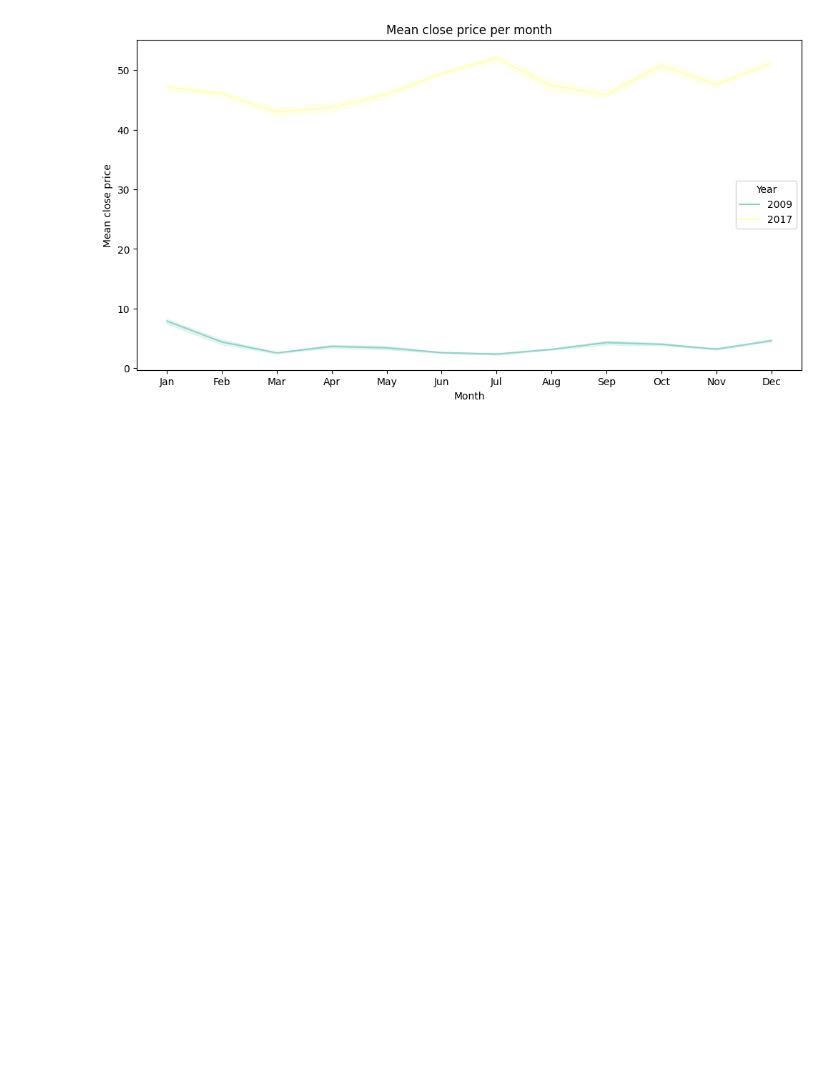
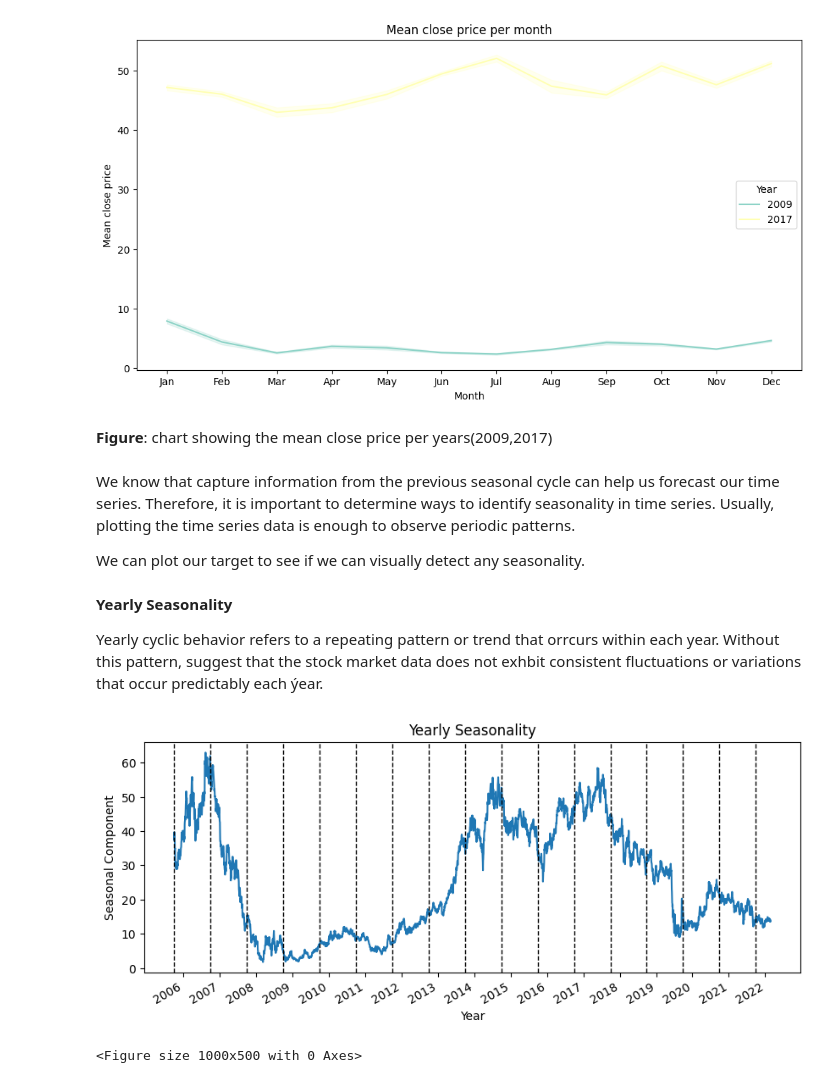
Before and after one commit to haipahm3108/coinboard, a Jupyter notebook: stock-ts-practice.ipynb, the cells around one changed output. Cells and saved outputs as stored; diff of their text form; code cells hidden in the pictures; blank space fills up the shorter version.

Commit message:
Kaggle Notebook | Exploring Time-Series Models on Stock Market Data | Version 5

```diff
--- a/stock-ts-practice.ipynb
+++ b/stock-ts-practice.ipynb
@@ -339,3 +339,32 @@ plt.legend(title="Year")
 plt.show()
 # %% [output]
 [figure]
+# %% [markdown]
+**Figure**: chart showing the mean close price per years(2009,2017)
+# %% [markdown]
+We know that capture information from the previous seasonal cycle can help us forecast our time series. Therefore, it is important to determine ways to identify seasonality in time series. Usually, plotting the time series data is enough to observe periodic patterns.
+
+We can plot our target to see if we can visually detect any seasonality.
+# %% [markdown]
+**Yearly Seasonality**
+
+Yearly cyclic behavior refers to a repeating pattern or trend that orrcurs within each year. Without this pattern, suggest that the stock market data does not exhbit consistent fluctuations or variations that occur predictably each ýear.
+# %%
+fig, ax = plt.subplots()
+
+ax.plot(df["Close"])
+for i in np.arange(0, len(df),260):
+    ax.axvline(x=i, linestyle="--",color="black",linewidth=1)
+
+plt.title("Yearly Seasonality")
+plt.xlabel("Year")
+plt.ylabel("Seasonal Component")
+
+plt.xticks(np.arange(67, len(df),260), np.arange(2006,2023,1))
+plt.figure(figsize=(10,5))
+
+fig.autofmt_xdate()
+plt.tight_layout()
+# %% [output]
+[figure, added]
+<Figure size 1000x500 with 0 Axes>
```
Also changed, not shown: parts of 3 cells of this notebook.
